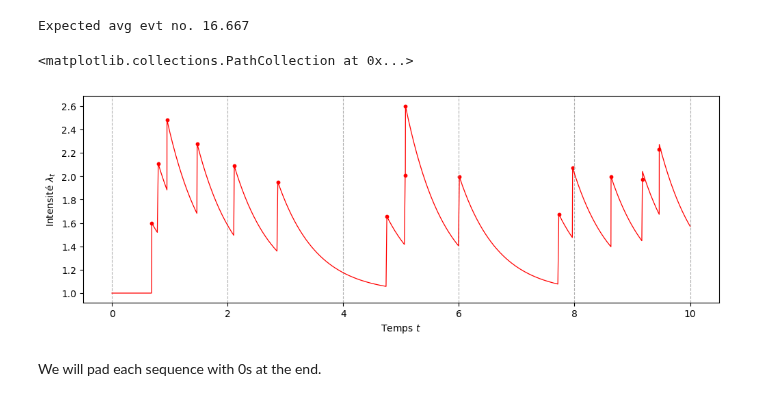
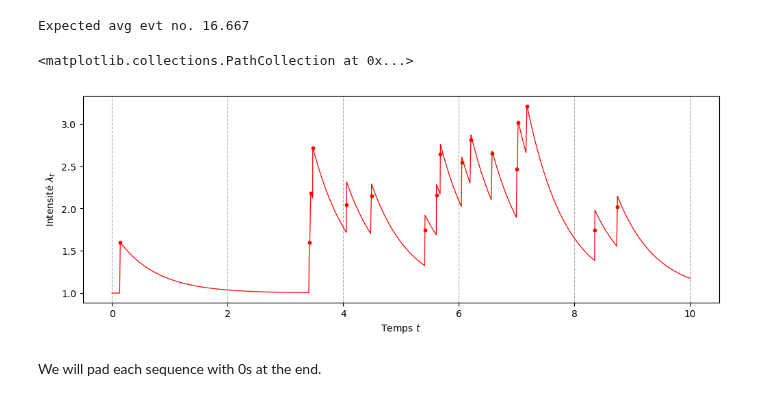
Before and after one commit to Deeptradingfx/point-process-nets, a Jupyter notebook: notebooks/rnn.ipynb, the cells around one changed output. Saved outputs shown, nothing was run; the diff lists cells and outputs as text; code cells hidden in the pictures.

```diff
--- a/notebooks/rnn.ipynb
+++ b/notebooks/rnn.ipynb
@@ -67,21 +67,21 @@ Expected avg evt no. 16.667
 n_traj = 400
 sample_trajectories = [ppr.hawkes_exp(tmax, beta, mu, itertools.repeat(alpha)) for _ in range(n_traj)]
 # %%
-one_traj = sample_trajectories[0]
+one_traj = sample_trajectories[100]
 fig, ax = plt.subplots(1,1, figsize=(12,4), dpi=100)
 ax.set_xlabel("Temps $t$")
 ax.set_ylabel(r"Intensité $\lambda_t$")
 t_arr = np.sort(np.append(np.linspace(0, tmax, 600), one_traj[:,]))
 ax.plot(t_arr, intensity_function(t_arr, mu, alpha, beta, one_traj[:,0]), 'r-', linewidth=0.9)
 ax.xaxis.set_major_locator(mticker.MultipleLocator(2.))
 scatter_opts = {
     "c": "r", "s": 11
 }
 ax.grid(True, axis='x', linestyle='--')
 ax.scatter(one_traj[:,0], one_traj[:,1], c='r', s=10)
 # %% [output]
 <matplotlib.collections.PathCollection at 0x...>
-[figure, old version]
+[figure, new version]
 # %% [markdown]
 We will pad each sequence with 0s at the end.
 # %%
```
Also changed, not shown: parts of 14 cells of this notebook, 1 other file.
